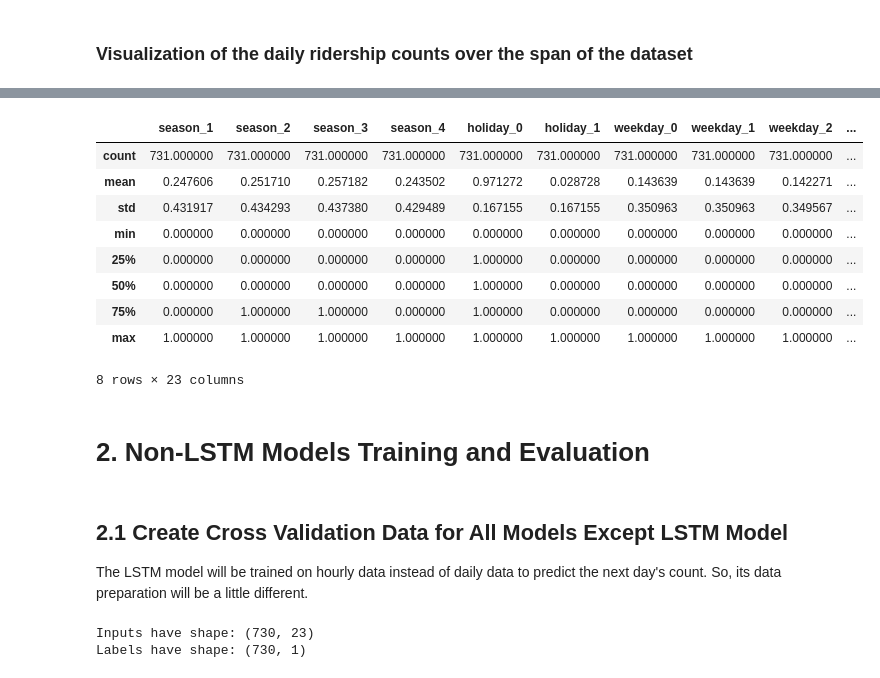
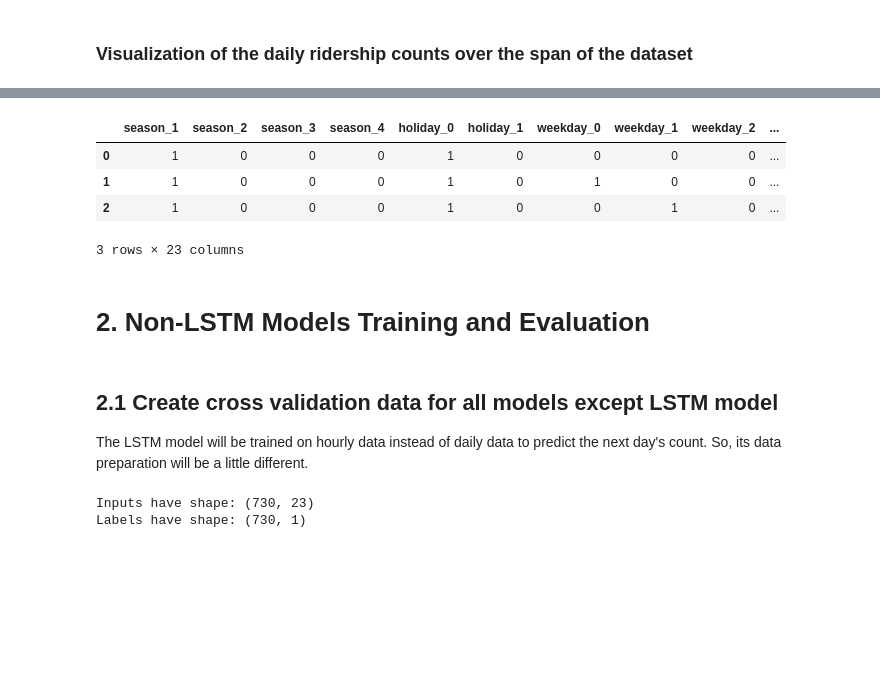
Before and after one commit to ZachOBrien/bikeshare-modelling, a Jupyter notebook: final-project-OBRIEN.ipynb, the cells around one changed output, grey strips where cells are left out. Drawn from its saved outputs; the diff is of its cells as text; code cells hidden in the pictures; blank space fills up the shorter version.

```diff
--- a/final-project-OBRIEN.ipynb
+++ b/final-project-OBRIEN.ipynb
@@ -133,17 +111,12 @@ daily_df = daily_df[feature_columns + [label_column]]
 # %%
 # Preprocess the data by one-hot encoding the categorical features
 # and MinMaxScale-ing the label, because it will also be used as a feature (the previous day's count)
 preprocessed_daily_df, daily_label_scaler = preprocess_bikeshare_data(daily_df, categorical_cols=categorical_columns, label_col=label_column)
-preprocessed_daily_df.describe()
+preprocessed_daily_df.head(3)
 # %% [output]
 |  | season_1 | season_2 | season_3 | season_4 | holiday_0 | holiday_1 | weekday_0 | weekday_1 | weekday_2 | ... |
-| count | 731.000000 | 731.000000 | 731.000000 | 731.000000 | 731.000000 | 731.000000 | 731.000000 | 731.000000 | 731.000000 | ... |
-| mean | 0.247606 | 0.251710 | 0.257182 | 0.243502 | 0.971272 | 0.028728 | 0.143639 | 0.143639 | 0.142271 | ... |
-| std | 0.431917 | 0.434293 | 0.437380 | 0.429489 | 0.167155 | 0.167155 | 0.350963 | 0.350963 | 0.349567 | ... |
-| min | 0.000000 | 0.000000 | 0.000000 | 0.000000 | 0.000000 | 0.000000 | 0.000000 | 0.000000 | 0.000000 | ... |
-| 25% | 0.000000 | 0.000000 | 0.000000 | 0.000000 | 1.000000 | 0.000000 | 0.000000 | 0.000000 | 0.000000 | ... |
-| 50% | 0.000000 | 0.000000 | 0.000000 | 0.000000 | 1.000000 | 0.000000 | 0.000000 | 0.000000 | 0.000000 | ... |
-| 75% | 0.000000 | 1.000000 | 1.000000 | 0.000000 | 1.000000 | 0.000000 | 0.000000 | 0.000000 | 0.000000 | ... |
-| max | 1.000000 | 1.000000 | 1.000000 | 1.000000 | 1.000000 | 1.000000 | 1.000000 | 1.000000 | 1.000000 | ... |
+| 0 | 1 | 0 | 0 | 0 | 1 | 0 | 0 | 0 | 0 | ... |
+| 1 | 1 | 0 | 0 | 0 | 1 | 0 | 1 | 0 | 0 | ... |
+| 2 | 1 | 0 | 0 | 0 | 1 | 0 | 0 | 1 | 0 | ... |
-8 rows × 23 columns
+3 rows × 23 columns
 # %%
@@ -154,7 +125,7 @@ BEST_MODEL_PERFORMANCES = {"baseline": {"train": 0, "test": 0},
 # %% [markdown]
 # 2. Non-LSTM Models Training and Evaluation
 # %% [markdown]
-## 2.1 Create Cross Validation Data for All Models Except LSTM Model
+## 2.1 Create cross validation data for all models **except** LSTM model
 
 The LSTM model will be trained on hourly data instead of daily data to predict the next day's count. So, its data preparation will be a little different.
 # %%
```
Also changed, not shown: parts of 28 cells of this notebook.
